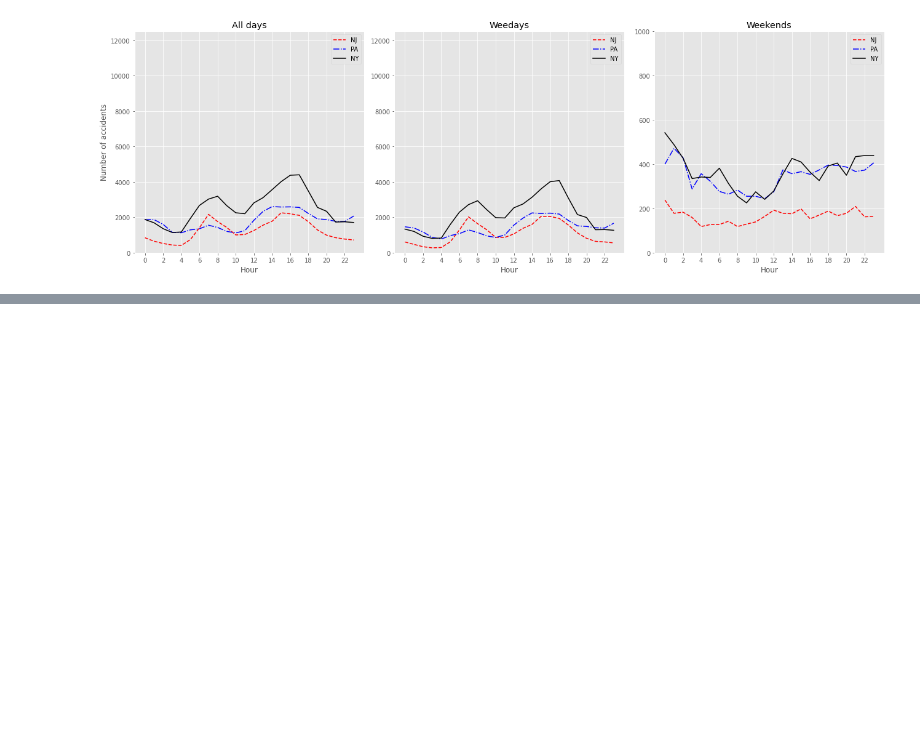
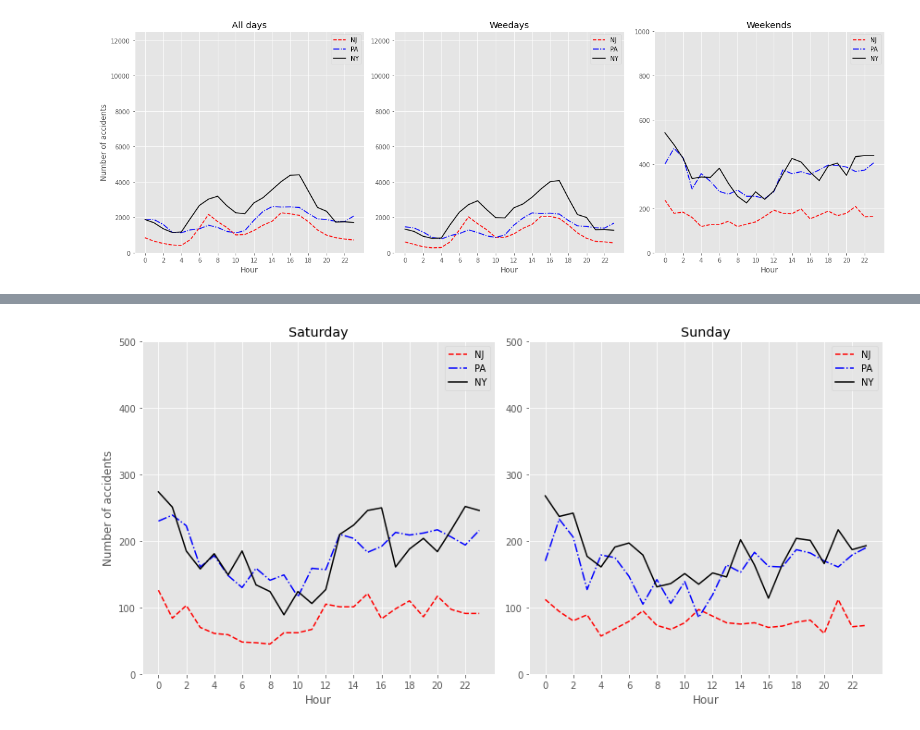
Before and after one commit to programeralebrije/ML_US_Accidents, a Jupyter notebook: ML_US_Accidents.ipynb, the cells around one changed output, grey strips where cells are left out. Saved outputs shown, nothing was run; the diff lists cells and outputs as text; code cells hidden in the pictures; blank space fills up the shorter version.

```diff
--- a/ML_US_Accidents.ipynb
+++ b/ML_US_Accidents.ipynb
@@ -443,0 +587,32 @@ plt.show()
+# %%
+# Hourly distribution of accidents on weekends in NJ, PA & NY
+# Set the size of the figure
+
+fig= plt.figure(figsize=(12,6))
+
+# Make subplots on each weekday with a for loop
+for i in range(2):
+    # Set the subplot
+    plt.subplot(1, 2, i+1)
+    # Plot the state of New Jersey on weekends, group the data by hours and count the number of accident, reorder the data by hours, make lineplot with certain style and color
+    df[(df['State']=='NJ') & (df['Start_Weekday']==weekday_lst[i+5])].groupby('Start_Hour').count()['ID'].reindex(hour_lst).plot(linestyle='dashed',color='r')
+    # Plot the state of Pennsylvania on weekends, group the data by hours and count the number of accident, reorder the data by hours, make lineplot with certain style and color
+    df[(df['State']=='PA') & (df['Start_Weekday']==weekday_lst[i+5])].groupby('Start_Hour').count()['ID'].reindex(hour_lst).plot(linestyle='dashdot',color='b')
+    # Plot the state of New York on weekends, group the data by hours and count the number of accident, reorder the data by hours, make lineplot with certain style and color
+    df[(df['State']=='NY') & (df['Start_Weekday']==weekday_lst[i+5])].groupby('Start_Hour').count()['ID'].reindex(hour_lst).plot(linestyle='solid',color='k')
+
+    # Set labels, limit, legend, title and xticks
+    plt.xlabel('Hour')
+    plt.ylim(0, 500)
+    plt.legend(['NJ','PA','NY'])
+    plt.title(weekday_lst_full[i+5])
+    plt.xticks(np.arange(0, 24, step=2))
+
+    # Only diplay ylabel on the leftmost plot
+    if i==0:
+        plt.ylabel('Number of accidents')
+
+plt.tight_layout()
+plt.show()
+# %% [output]
+[figure, added]
```
Also changed, not shown: parts of 12 cells of this notebook.
